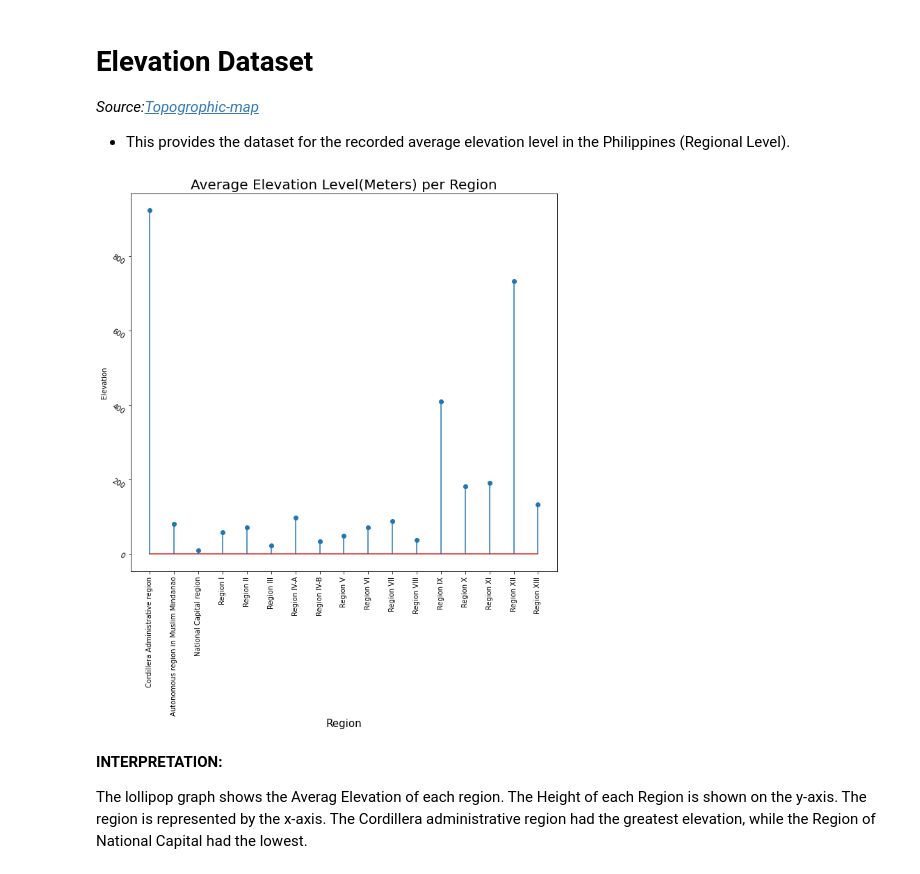
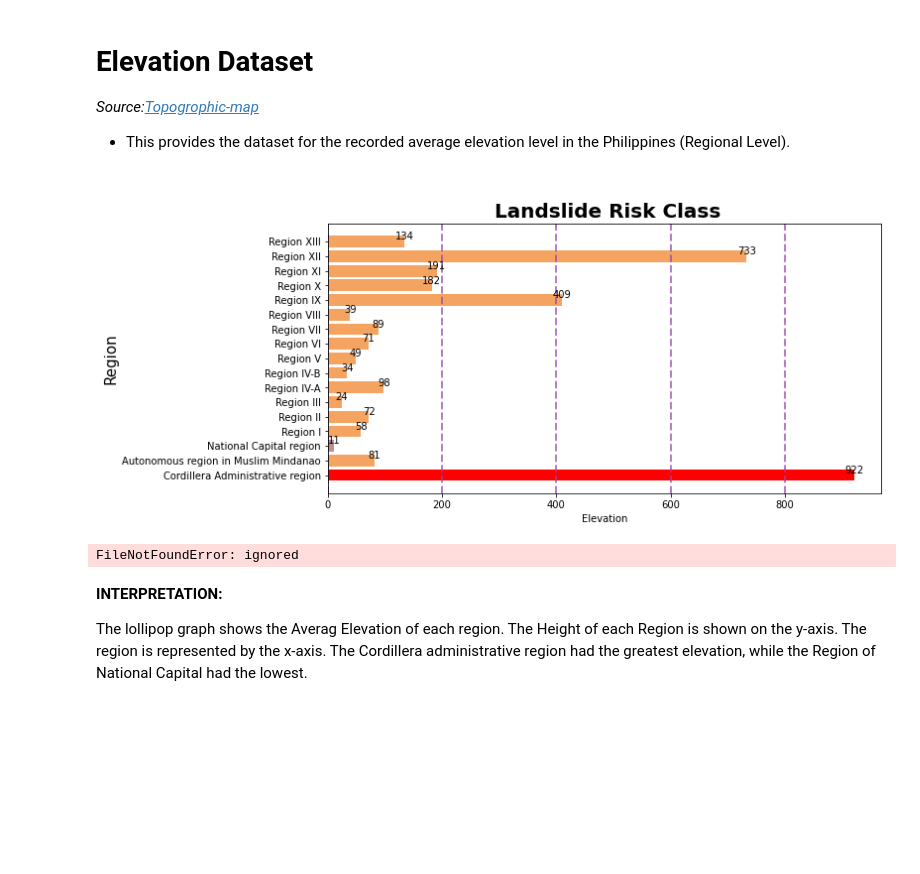
Before and after one commit to AlexDiata/ITBA_3205_Eart-Benders, a Jupyter notebook: Codes/LandSlideRisk.ipynb, the cells around one changed output. Cells and saved outputs as stored; diff of their text form; code cells hidden in the pictures; blank space fills up the shorter version.

Commit message:
Update Graph

```diff
--- a/Codes/LandSlideRisk.ipynb
+++ b/Codes/LandSlideRisk.ipynb
@@ -66,14 +66,23 @@ display(gdf)
 f = plt.figure()
 f.set_figwidth(10)
 f.set_figheight(5)
-
+n = gdf['adm1_name']
+s=gdf['LS_Class']
 #Creating plots
+colors= ['#f4a460', 'red', '#f4a460', '#f4a460', '#f4a460', '#f4a460',
+         '#f4a460', '#f4a460', '#f4a460', '#f4a460', '#f4a460', '#f4a460',
+         '#f4a460', '#f4a460', '#f4a460', 'red', '#f4a460', ]
 plt.title("\n Landslide Risk Class", fontweight="bold", fontsize=20)
-plt.bar(gdf['adm1_name'], gdf['LS_Class'])
+plt.bar(n , s, color=colors)
 gdf.columns = gdf.columns.str.replace('adm1_name', 'Region')
+plt.grid(color='#9545ab', linestyle='--', linewidth=2, axis='y', alpha=0.7)
 plt.xticks(rotation='90')
 
 plt.ylabel('Class Risk Level')
 plt.xlabel('Region')
+
+for i in range(len(s)):
+    plt.annotate(str(s[i]), xy=(n[i],s[i]), ha='center', va='bottom')
+plt.savefig('ls.png')
 plt.show()
 # %% [output]
@@ -319,26 +332,33 @@ The lolipop graph depicts the proportion of deforestation in each Philippine are
 # %%
 #Dataframe
 url = 'https://raw.githubusercontent.com/AlexDiata/ITBA_3205_Eart-Benders/main/DATASET/Average%20Elevation%20Level%20-%20Philippines%20(Regional%20Level).csv'
 df4 = pan.read_csv(url)
 df4 = df4.replace({'Region' : { 'Cordillera Administrative region' : 'Cordillera Administrative region', 'Autonomous region in Muslim Mindanao' : 'Autonomous region in Muslim Mindanao', 'National Capital region' : 'National Capital region'}})
 df4.Region = df4.Region.apply(str).str.strip()
-#display(df4)
-f = plt.figure()
-f.set_figwidth(11)
-f.set_figheight(10)
 x = df4['Region']
 y = df4['elevation_m']
-plt.stem(x,y)
-plt.title("Average Elevation Level(Meters) per Region", loc='center', fontsize=20)
-plt.xlabel("Region", fontsize=15)
-plt.ylabel("Elevation", fontsize=10)
-plt.yticks(rotation='-30')
-plt.xticks(rotation='90')
 
-#plt.stem(range(len((df4)), sorted(df4), color='red', alpha=0.5))
+f = plt.figure()
+f.set_figwidth(10)
+f.set_figheight(5)
+
+
+colors= ['red', '#f4a460', '#bc8f8f', '#f4a460', '#f4a460', '#f4a460',
+         '#f4a460', '#f4a460', '#f4a460', '#f4a460', '#f4a460', '#f4a460',
+         '#f4a460', '#f4a460', '#f4a460', '#f4a460', '#f4a460', ]
+plt.title("\n Landslide Risk Class", fontweight="bold", fontsize=20)
+plt.barh(x, y, color=colors)
+plt.ylabel("Region", fontsize=15)
+plt.xlabel("Elevation", fontsize=10)
+plt.grid(color='#9545ab', linestyle='--', linewidth=2, axis='x', alpha=0.7)
+
+for i in range(len(y)):
+    plt.annotate(str(y[i]), xy=(y[i],x[i]), ha='center', va='bottom')
+plt.savefig('elevation.png')
 plt.show()
 # %% [output]
-[figure, old version]
+[figure, new version]
+FileNotFoundError: ignored
 # %% [markdown]
 **INTERPRETATION:**
 
```
Also changed, not shown: parts of 5 cells of this notebook.
